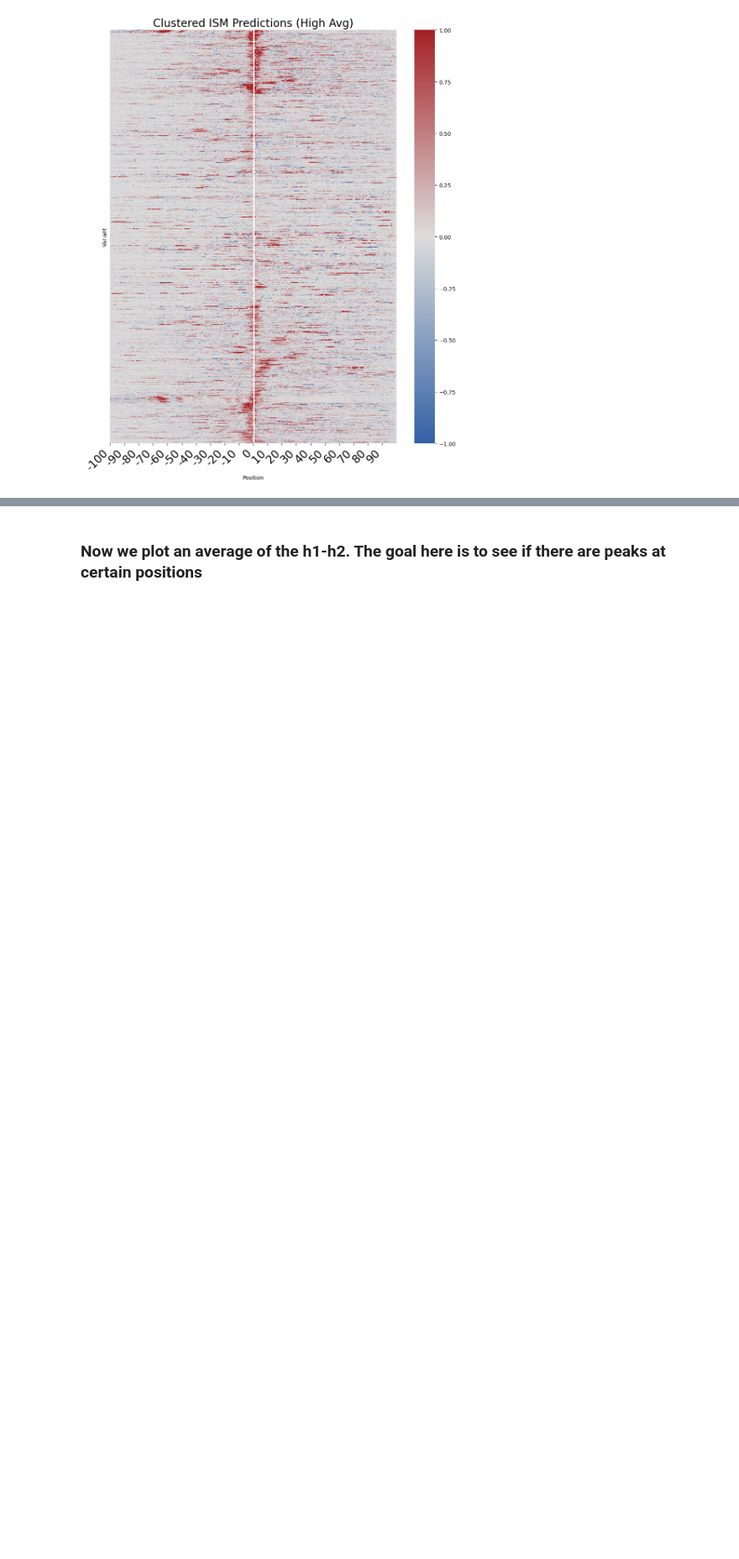
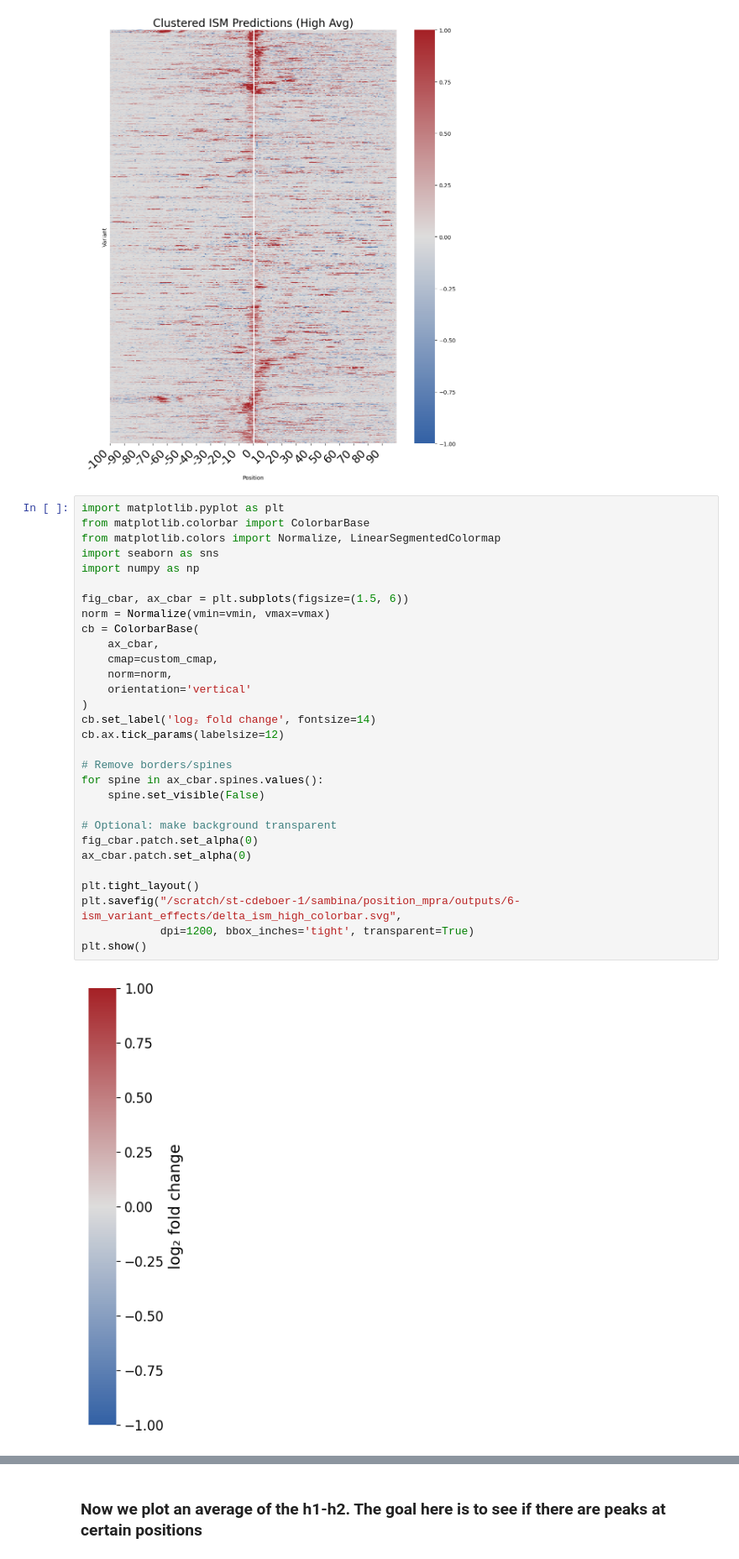
Before and after one commit to de-Boer-Lab/position-mpra, a Jupyter notebook: src/6-ism_variant_effects/predict_ism_for_all_OT_highvslow.ipynb, the cells around one changed output, grey strips where cells are left out. Shown at 84% size. Saved outputs shown, nothing was run; the diff lists cells and outputs as text; blank space fills up the shorter version.

```diff
--- a/src/6-ism_variant_effects/predict_ism_for_all_OT_highvslow.ipynb
+++ b/src/6-ism_variant_effects/predict_ism_for_all_OT_highvslow.ipynb
@@ -233,6 +233,38 @@ plt.savefig("/scratch/st-cdeboer-1/sambina/position_mpra/outputs/6-ism_variant_e
 plt.show()
 # %% [output]
 [figure]
+# %%
+import matplotlib.pyplot as plt
+from matplotlib.colorbar import ColorbarBase
+from matplotlib.colors import Normalize, LinearSegmentedColormap
+import seaborn as sns
+import numpy as np
+
+fig_cbar, ax_cbar = plt.subplots(figsize=(1.5, 6))
+norm = Normalize(vmin=vmin, vmax=vmax)
+cb = ColorbarBase(
+    ax_cbar,
+    cmap=custom_cmap,
+    norm=norm,
+    orientation='vertical'
+)
+cb.set_label('log₂ fold change', fontsize=14)
+cb.ax.tick_params(labelsize=12)
+
+# Remove borders/spines
+for spine in ax_cbar.spines.values():
+    spine.set_visible(False)
+
+# Optional: make background transparent
+fig_cbar.patch.set_alpha(0)
+ax_cbar.patch.set_alpha(0)
+
+plt.tight_layout()
+plt.savefig("/scratch/st-cdeboer-1/sambina/position_mpra/outputs/6-ism_variant_effects/delta_ism_high_colorbar.svg",
+            dpi=1200, bbox_inches='tight', transparent=True)
+plt.show()
+# %% [output]
+[figure, added]
 # %%
 heatmap_array = low_array[row_order]
 
```
Also changed, not shown: parts of 1 cell of this notebook, 25 other files.
